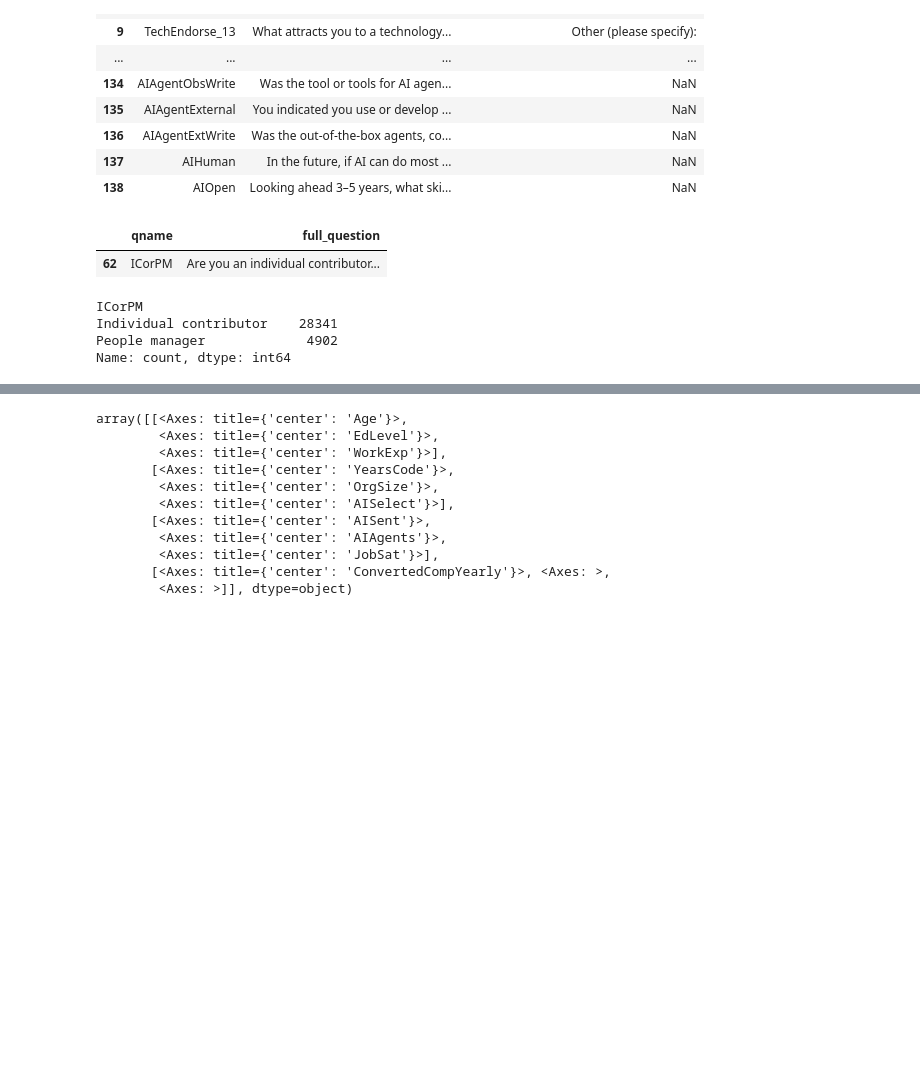
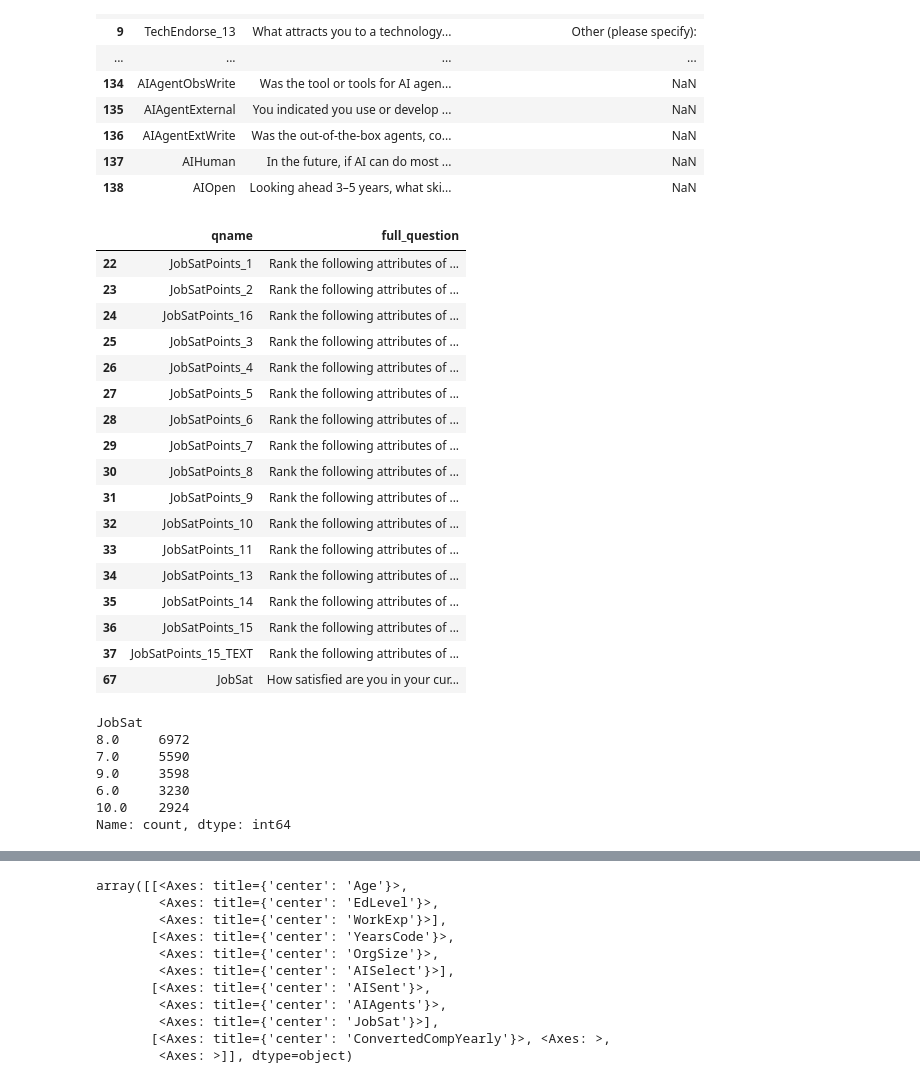
Before and after one commit to FelixMorel997/Stack-Overflow-survey, a Jupyter notebook: StackOverflowAnalysis.ipynb, the cells around one changed output, grey strips where cells are left out. Cells and saved outputs as stored; diff of their text form; code cells hidden in the pictures; blank space fills up the shorter version.

```diff
--- a/StackOverflowAnalysis.ipynb
+++ b/StackOverflowAnalysis.ipynb
@@ -64,17 +64,36 @@ schema[['qname', 'question', 'sub']]
 | 138 | AIOpen | Looking ahead 3–5 years, what ski... | NaN |
 # %%
 #Find the definitaion of specific question:
-qname='ICorPM'
+qname='JobSat'
 schema['full_question'] = schema['question']  + schema['sub'].fillna('')
 display (schema[schema['qname'].str.contains(qname, case=False)][['qname', 'full_question']])
 
 display (df[qname].value_counts().head(5)) # provides the 5 most common answers
 # %% [output]
 |  | qname | full_question |
-| 62 | ICorPM | Are you an individual contributor... |
+| 22 | JobSatPoints_1 | Rank the following attributes of ... |
+| 23 | JobSatPoints_2 | Rank the following attributes of ... |
+| 24 | JobSatPoints_16 | Rank the following attributes of ... |
+| 25 | JobSatPoints_3 | Rank the following attributes of ... |
+| 26 | JobSatPoints_4 | Rank the following attributes of ... |
+| 27 | JobSatPoints_5 | Rank the following attributes of ... |
+| 28 | JobSatPoints_6 | Rank the following attributes of ... |
+| 29 | JobSatPoints_7 | Rank the following attributes of ... |
+| 30 | JobSatPoints_8 | Rank the following attributes of ... |
+| 31 | JobSatPoints_9 | Rank the following attributes of ... |
+| 32 | JobSatPoints_10 | Rank the following attributes of ... |
+| 33 | JobSatPoints_11 | Rank the following attributes of ... |
+| 34 | JobSatPoints_13 | Rank the following attributes of ... |
+| 35 | JobSatPoints_14 | Rank the following attributes of ... |
+| 36 | JobSatPoints_15 | Rank the following attributes of ... |
+| 37 | JobSatPoints_15_TEXT | Rank the following attributes of ... |
+| 67 | JobSat | How satisfied are you in your cur... |
-ICorPM
-Individual contributor    28341
-People manager             4902
+JobSat
+8.0     6972
+7.0     5590
+9.0     3598
+6.0     3230
+10.0    2924
 Name: count, dtype: int64
 # %%
 df.columns.tolist()
```
Also changed, not shown: parts of 2 cells of this notebook, 3 other files.
